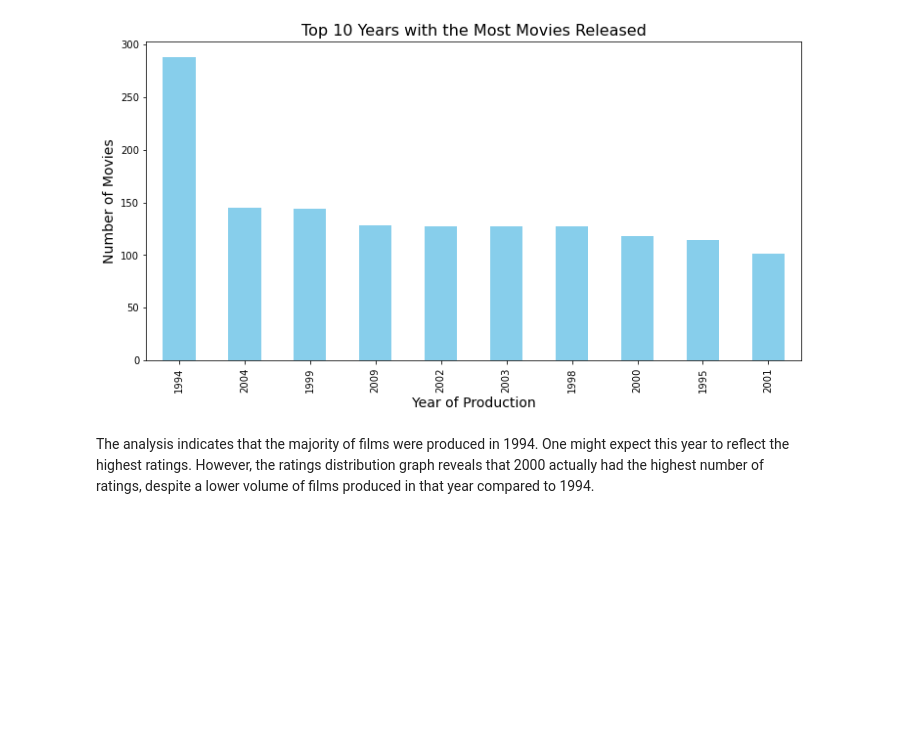
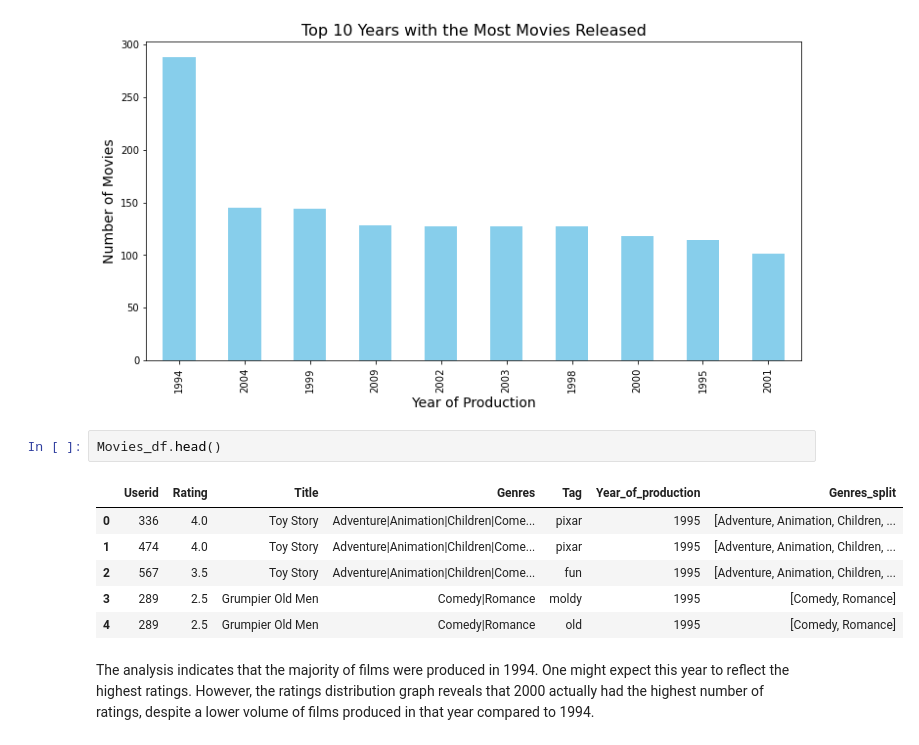
Before and after one commit to ruth-kitasi/Movielens-Recommendation-System, a Jupyter notebook: index.ipynb, the cells around one changed output. Drawn from its saved outputs; the diff is of its cells as text; blank space fills up the shorter version.

```diff
--- a/index.ipynb
+++ b/index.ipynb
@@ -737,6 +737,15 @@ plt.ylabel('Number of Movies', fontsize=14)
 plt.show()
 # %% [output]
 [figure]
+# %%
+Movies_df.head()
+# %% [output]
+|  | Userid | Rating | Title | Genres | Tag | Year_of_production | Genres_split |
+| 0 | 336 | 4.0 | Toy Story | Adventure|Animation|Children|Come... | pixar | 1995 | [Adventure, Animation, Children, ... |
+| 1 | 474 | 4.0 | Toy Story | Adventure|Animation|Children|Come... | pixar | 1995 | [Adventure, Animation, Children, ... |
+| 2 | 567 | 3.5 | Toy Story | Adventure|Animation|Children|Come... | fun | 1995 | [Adventure, Animation, Children, ... |
+| 3 | 289 | 2.5 | Grumpier Old Men | Comedy|Romance | moldy | 1995 | [Comedy, Romance] |
+| 4 | 289 | 2.5 | Grumpier Old Men | Comedy|Romance | old | 1995 | [Comedy, Romance] |
 # %% [markdown]
 The analysis indicates that the majority of films were produced in 1994. One might expect this year to reflect the highest ratings. However, the ratings distribution graph reveals that 2000 actually had the highest number of ratings, despite a lower volume of films produced in that year compared to 1994.
 # %% [markdown]
```
Also changed, not shown: parts of 6 cells of this notebook, 1 other file.
